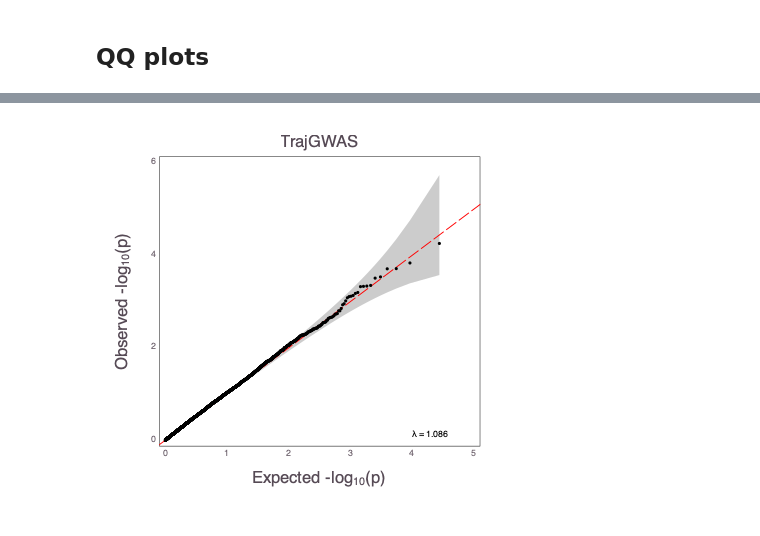
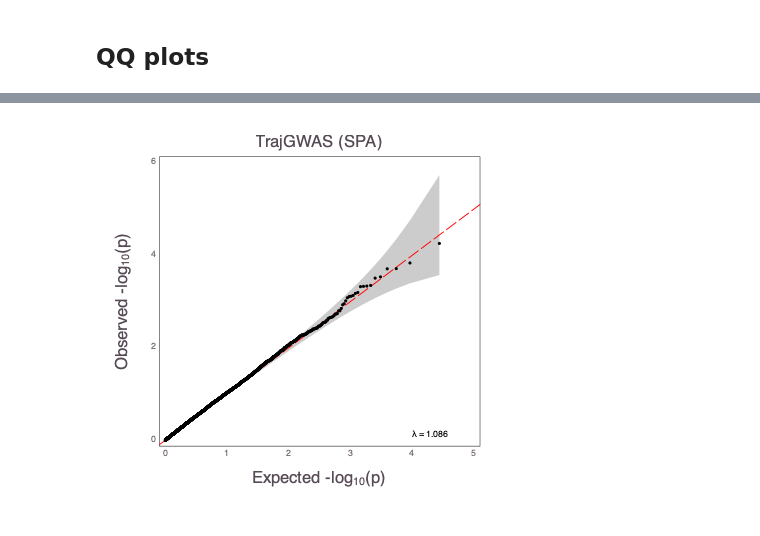
Before and after one commit to OpenMendel/ApproxCopula.jl, a Jupyter notebook: notebooks/longitudinal_gwas_compare_trajGWAS.ipynb, the cells around one changed output, grey strips where cells are left out. Drawn from its saved outputs; the diff is of its cells as text; code cells hidden in the pictures.

```diff
--- a/notebooks/longitudinal_gwas_compare_trajGWAS.ipynb
+++ b/notebooks/longitudinal_gwas_compare_trajGWAS.ipynb
@@ -171,7 +145,7 @@ display("image/png", read("qqplot.png"))
 # %%
 using MendelPlots
 idx = findall(!isone, trajGWAS_result[!, "betapval"])
-qq(trajGWAS_result[idx, "betapval"], dpi=80, titles="TrajGWAS")
+qq(trajGWAS_result[idx, "betapval"], dpi=80, titles="TrajGWAS (SPA)")
 display("image/png", read("qqplot.png"))
 # %% [output]
-[figure, old version]
+[figure, new version]
```
Also changed, not shown: parts of 5 cells of this notebook, 2 other files.
